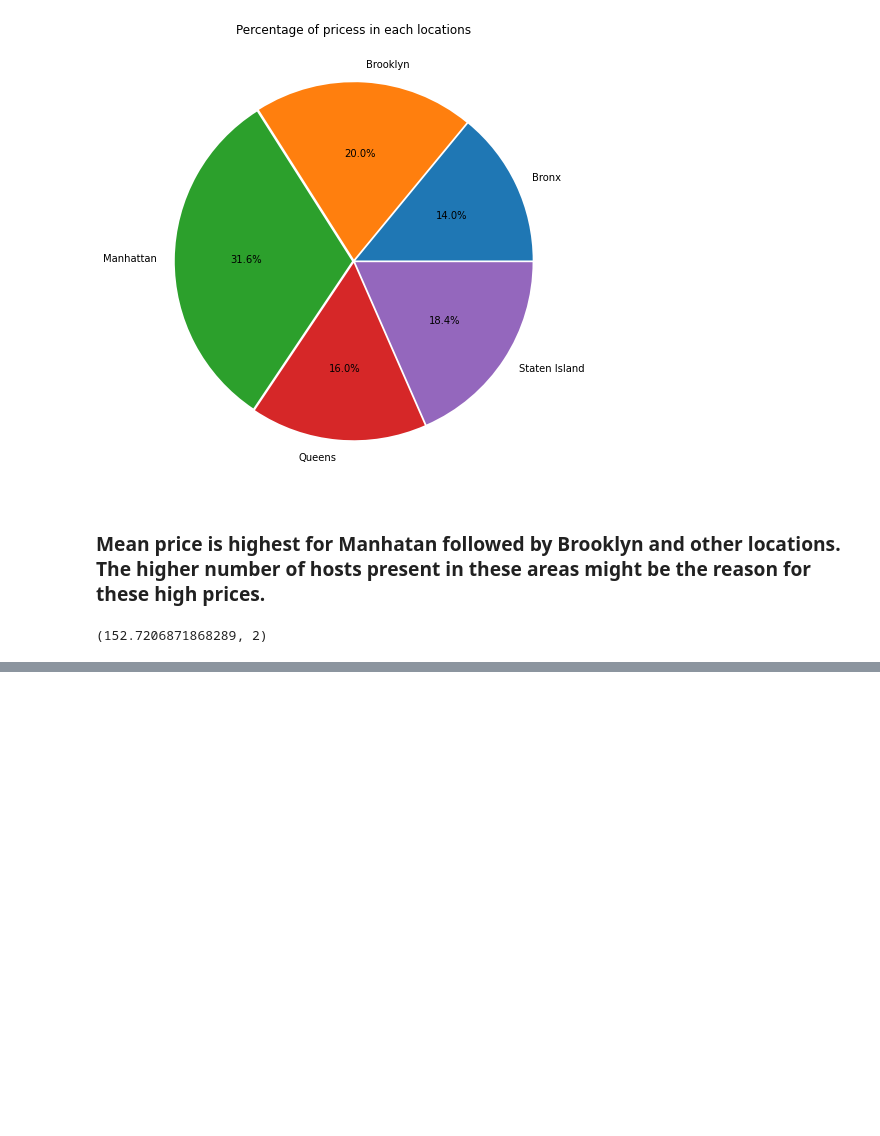
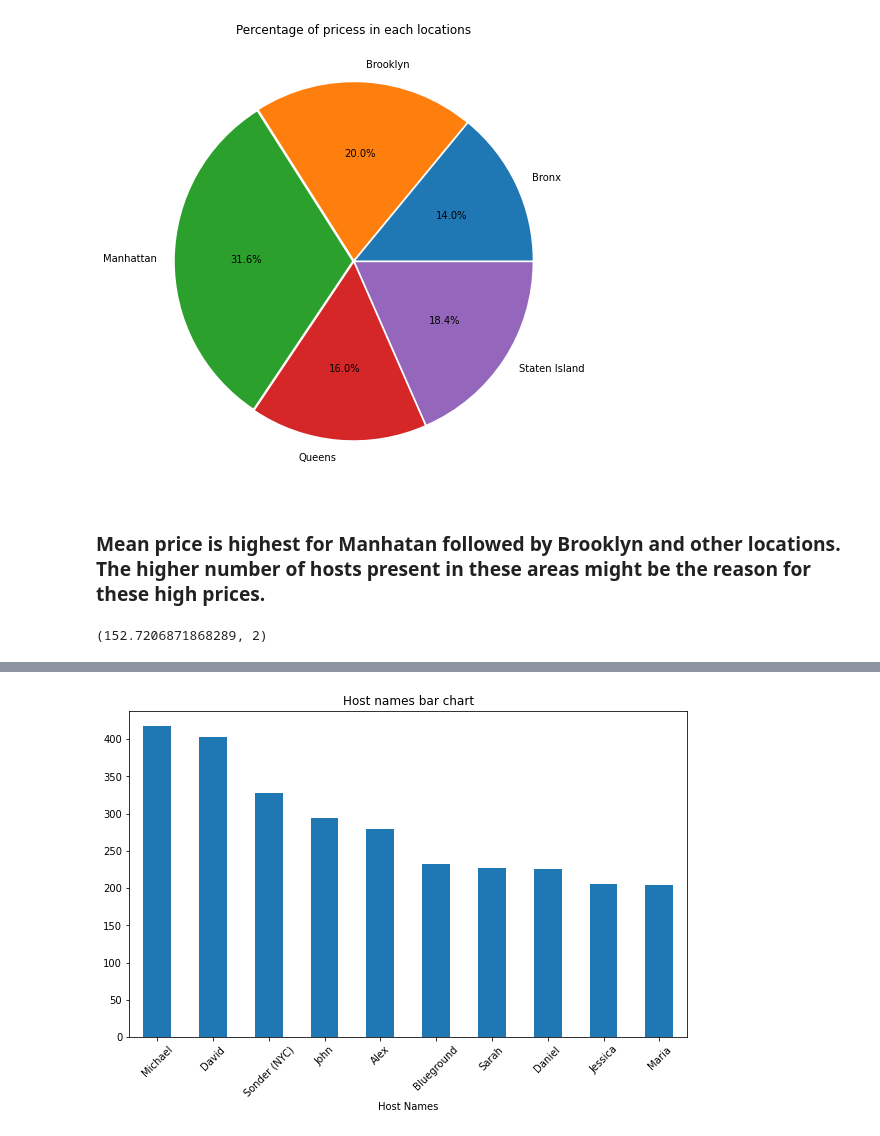
Before and after one commit to Deepakkarki24/Airbnb-Booking-Analysis, a Jupyter notebook: Deepak_Karki_Capstone_Project.ipynb, the cells around one changed output, grey strips where cells are left out. Saved outputs shown, nothing was run; the diff lists cells and outputs as text; code cells hidden in the pictures; blank space fills up the shorter version.

```diff
--- a/Deepak_Karki_Capstone_Project.ipynb
+++ b/Deepak_Karki_Capstone_Project.ipynb
@@ -464,0 +467,5 @@ print(avg_price)
+# %%
+# check top 10 unique busiest host name
+
+unique_host_names = airbnb_data['host_name'].value_counts().head(10)
+unique_host_names
@@ -464,0 +484,14 @@ print(avg_price)
+# %%
+# see in graphs
+from matplotlib import style
+
+fig = plt.figure(figsize= (10,6))
+bar_hstName = unique_host_names.plot(kind="bar")
+bar_hstName.set_title('Host names bar chart')
+bar_hstName.set_xlabel('Host Names')
+bar_hstName.set_xticklabels(bar_hstName.get_xticklabels(), rotation=45)
+style.use('ggplot')
+
+plt.show()
+# %% [output]
+[figure, added]
```
Also changed, not shown: parts of 14 cells of this notebook.
